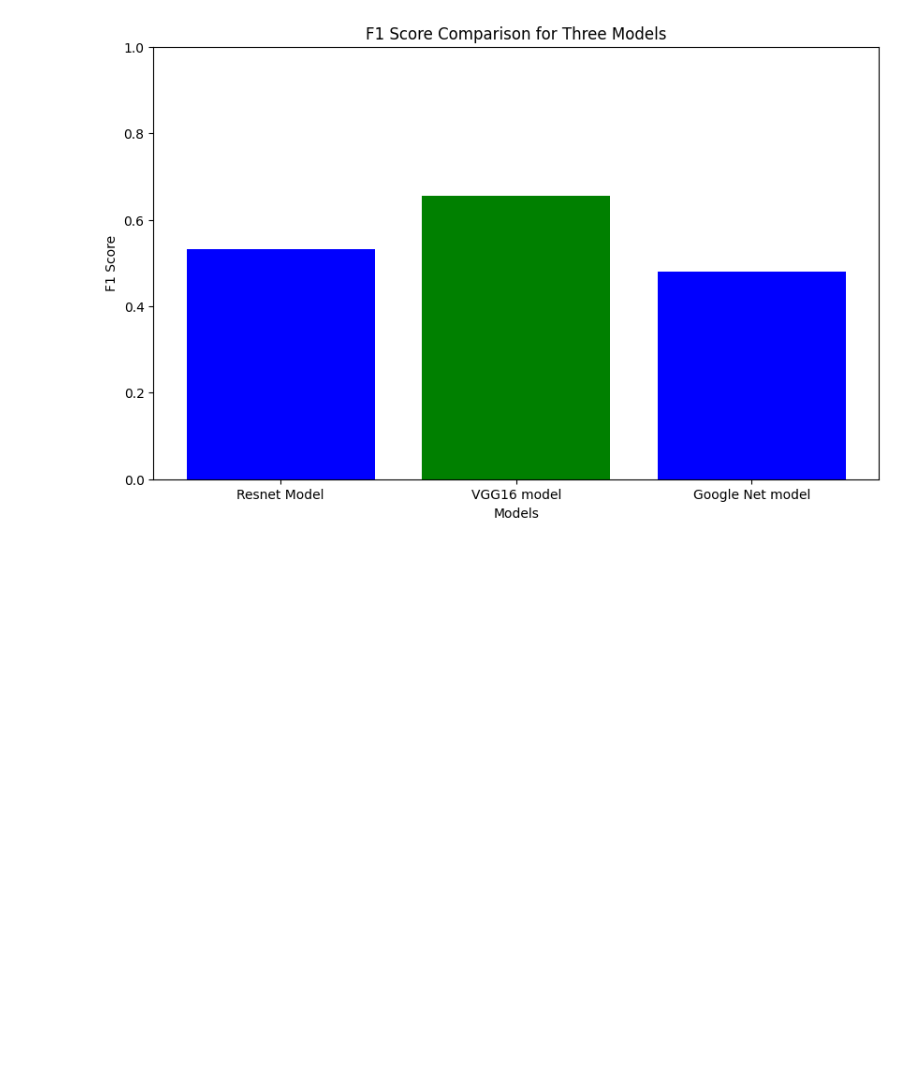
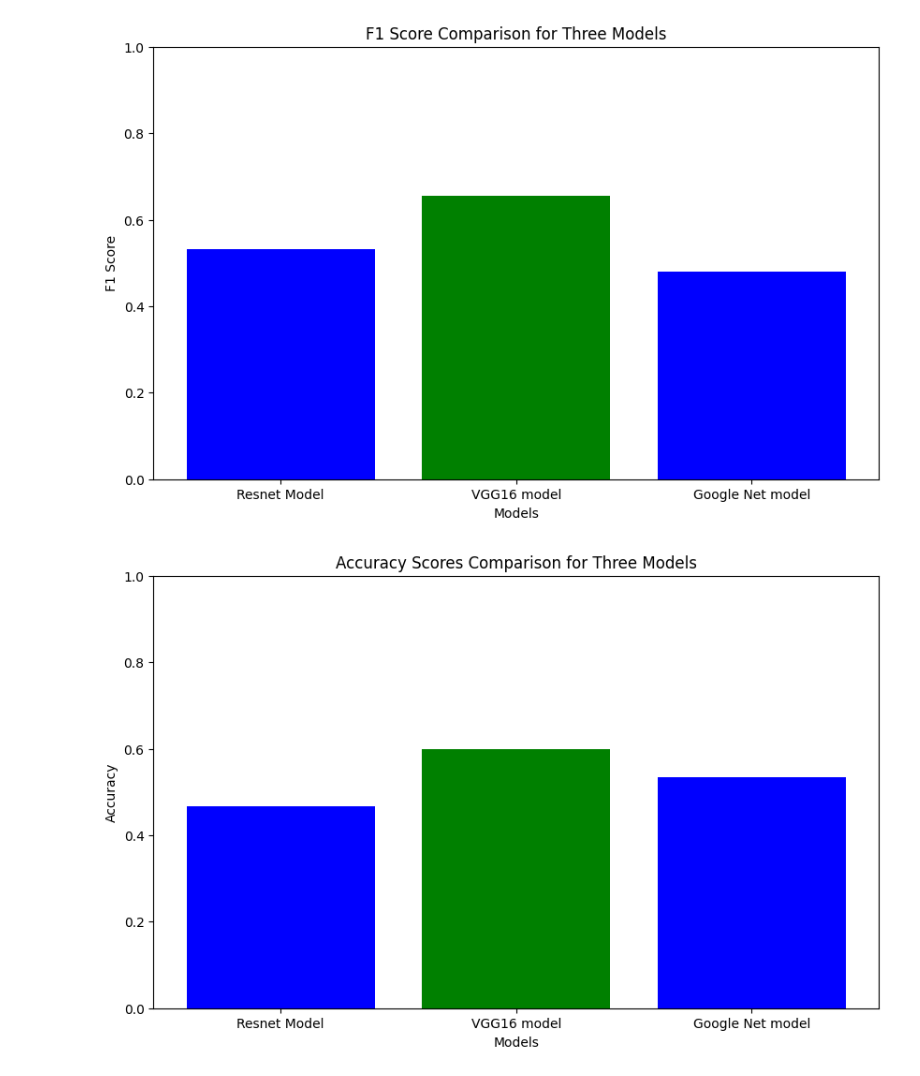
Before and after one commit to fdeloscogna/Python_experiment, a Jupyter notebook: Tesi_Python_section.ipynb, the cells around one changed output. Saved outputs shown, nothing was run; the diff lists cells and outputs as text; code cells hidden in the pictures; blank space fills up the shorter version.

```diff
--- a/Tesi_Python_section.ipynb
+++ b/Tesi_Python_section.ipynb
@@ -845,28 +825,30 @@ plt.show()
 # %%
 ##################################################
 # MODEL ACCURACY COMPARISON
 ##################################################
 
 model_names = ['Resnet Model', 'VGG16 model', 'Google Net model']
 accuracy_scores = []
 
-accuracy_scores.append(val_f1_pre)
-accuracy_scores.append(val_f1_vgg)
-accuracy_scores.append(val_f1_google)
+accuracy_scores.append(val_accuracy_pre)
+accuracy_scores.append(val_accuracy_vgg)
+accuracy_scores.append(val_accuracy_google)
 
 best_model_idx = accuracy_scores.index(max(accuracy_scores))
 best_model_name = model_names[best_model_idx]
 
 plt.figure(figsize=(10, 6))
 
 colors = ['blue' if model != best_model_name else 'green' for model in model_names]
 
 plt.bar(model_names, accuracy_scores, color=colors)
 plt.xlabel('Models')
-plt.ylabel('F1 Score')
-plt.title('F1 Score Comparison for Three Models')
+plt.ylabel('Accuracy')
+plt.title('Accuracy Scores Comparison for Three Models')
 plt.ylim(0, 1)
 plt.show()
+# %% [output]
+[figure, added]
 # %%
 ##################################################
 # Plot Learning Curves of Training and Validation
```
Also changed, not shown: parts of 4 cells of this notebook.
